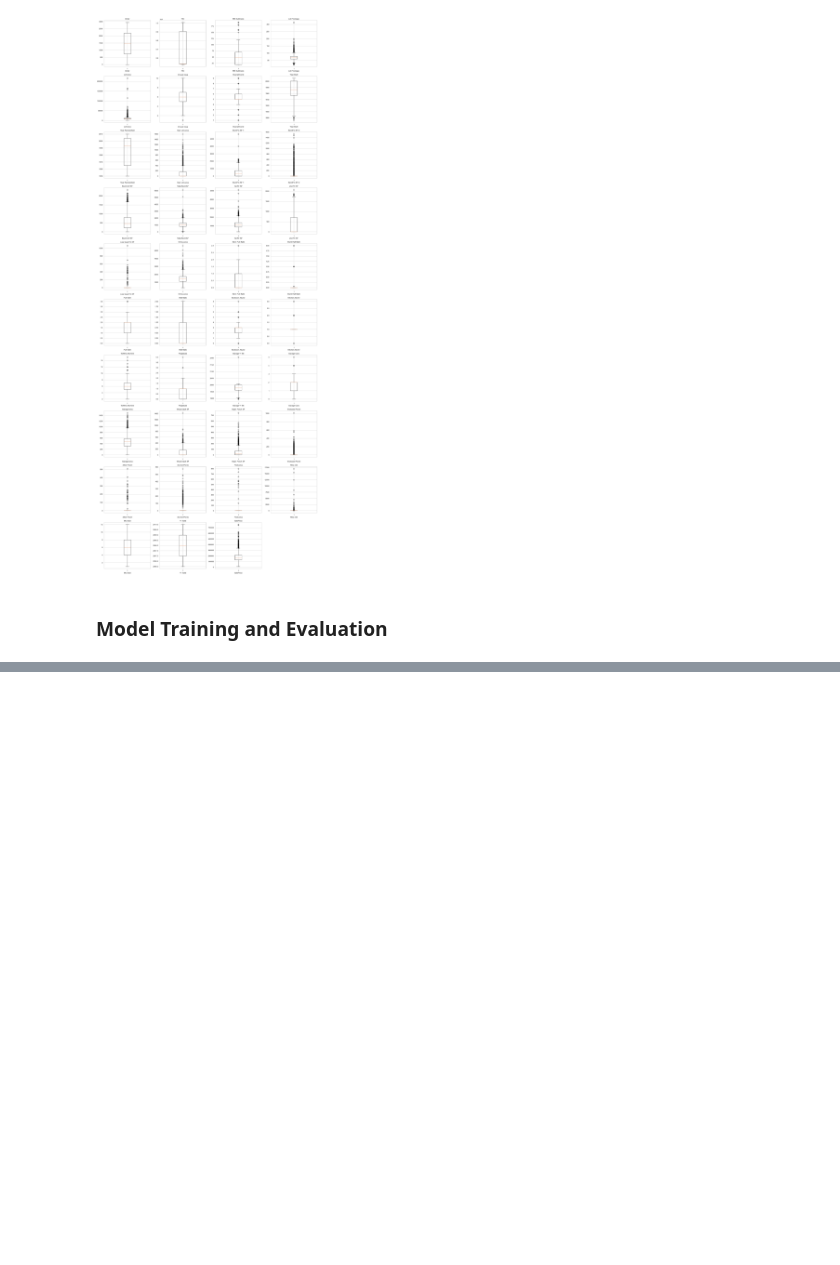
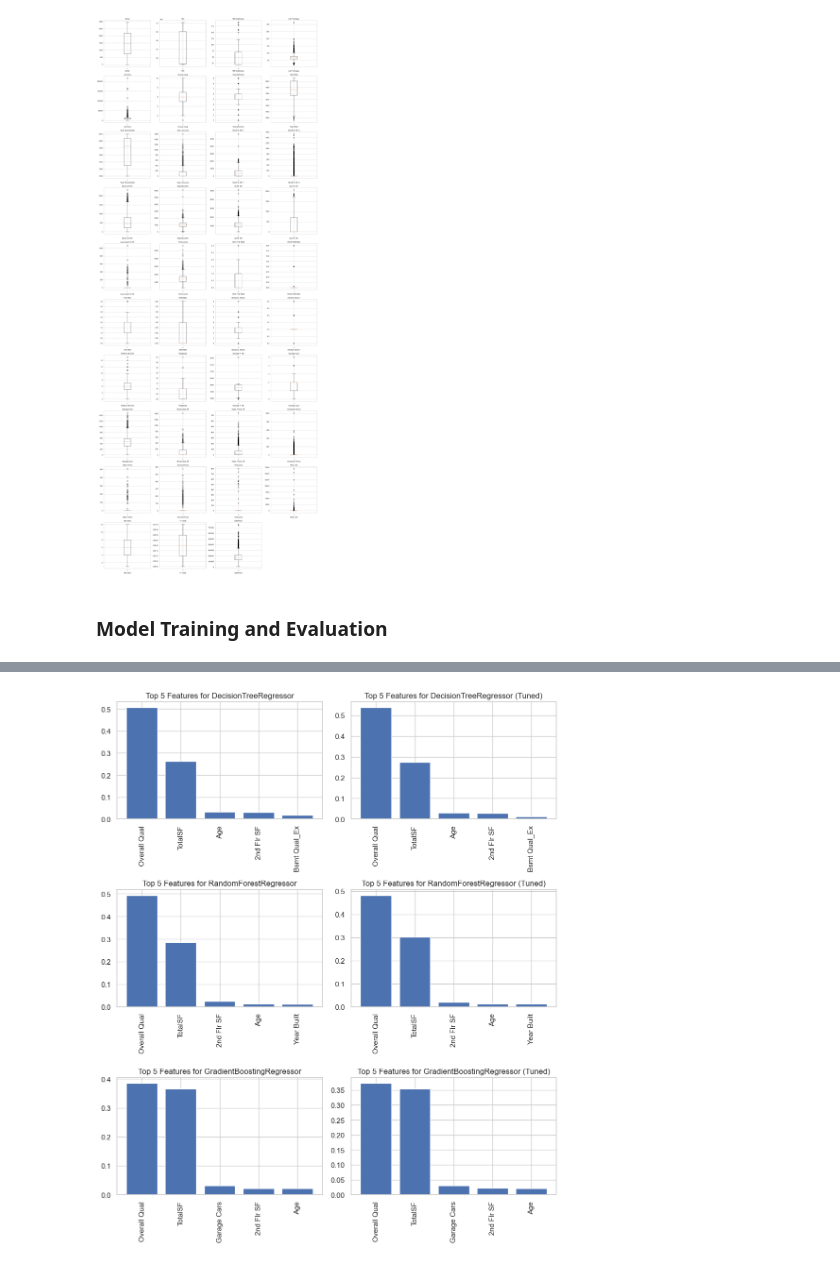
Before and after one commit to jdanielle12/Predict-Housing-Prices, a Jupyter notebook: housing_predictions.ipynb, the cells around one changed output, grey strips where cells are left out. Saved outputs shown, nothing was run; the diff lists cells and outputs as text; code cells hidden in the pictures; blank space fills up the shorter version.

```diff
--- a/housing_predictions.ipynb
+++ b/housing_predictions.ipynb
@@ -530,0 +441,18 @@ R2 Score: 0.9368031880567026
+# %%
+# Plot the top 5 features for each model
+
+fig, axs = plt.subplots(3, 2, figsize=(10, 12))
+
+for i, row in results_df.iterrows():
+    top_5_features = row['Top 5 Features']
+    model_name = row['Model']
+    ax = axs[i // 2, i % 2]
+    ax.bar(range(5), [feat[0] for feat in top_5_features])
+    ax.set_xticks(range(5))
+    ax.set_xticklabels([feat[1] for feat in top_5_features], rotation=90)
+    ax.set_title(f'Top 5 Features for {model_name}')
+
+plt.tight_layout()
+plt.show()
+# %% [output]
+[figure, added]
```
Also changed, not shown: parts of 11 cells of this notebook.
